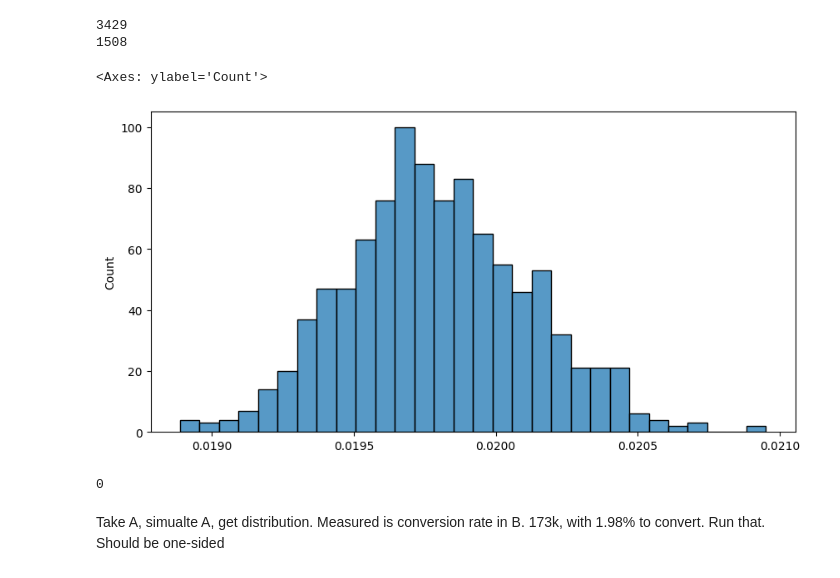
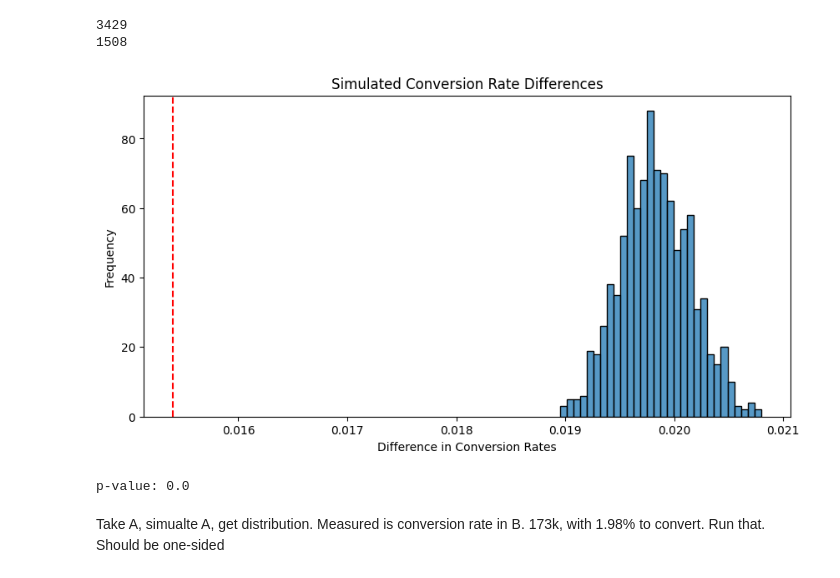
Before and after one commit to D123aniel/DATA110, a Jupyter notebook: project.ipynb, the cells around one changed output. Cells and saved outputs as stored; diff of their text form; code cells hidden in the pictures.

```diff
--- a/project.ipynb
+++ b/project.ipynb
@@ -253,13 +253,18 @@ def simulate(n):
 # %%
 n = 1000
 simulated_conversion_rates = simulate(n)
 
 fig, ax = plt.subplots(1,figsize=(10, 5))
 sns.histplot(simulated_conversion_rates, bins=30)
+ax.axvline(x=0.0154, color='r', linestyle='--')
+plt.title('Simulated Conversion Rate Differences')
+plt.xlabel('Difference in Conversion Rates')
+plt.ylabel('Frequency')
+plt.show()
 # %% [output]
-<Axes: ylabel='Count'>
-[figure, old version]
+[figure, new version]
 # %%
+groupA = combined[combined['price'] == 39]
 statistic = len(combined[(combined['price'] == 59) & (combined['converted'] == 1)]) / len(combined[combined['price'] == 59])
 
 count = 0
@@ -268,9 +273,9 @@ for i in simulated_conversion_rates:
     if i <= statistic:
         count+=1
 
-print(count)
+print(f"p-value: {count/len(groupA)}")
 # %% [output]
-0
+p-value: 0.0
 # %% [markdown]
 Take A, simualte A, get distribution. Measured is conversion rate in B.
 173k, with 1.98% to convert. Run that.
```
